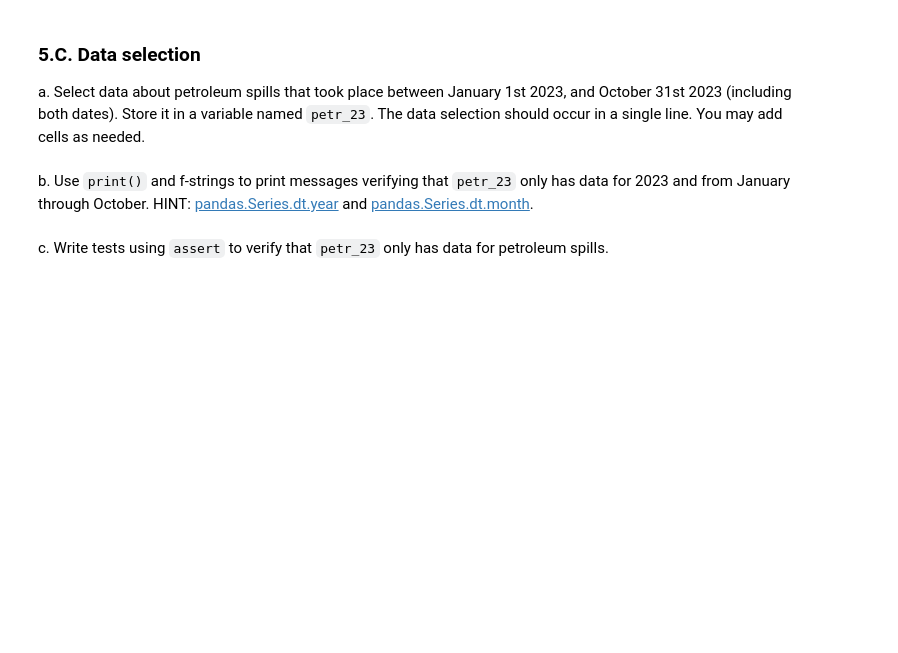
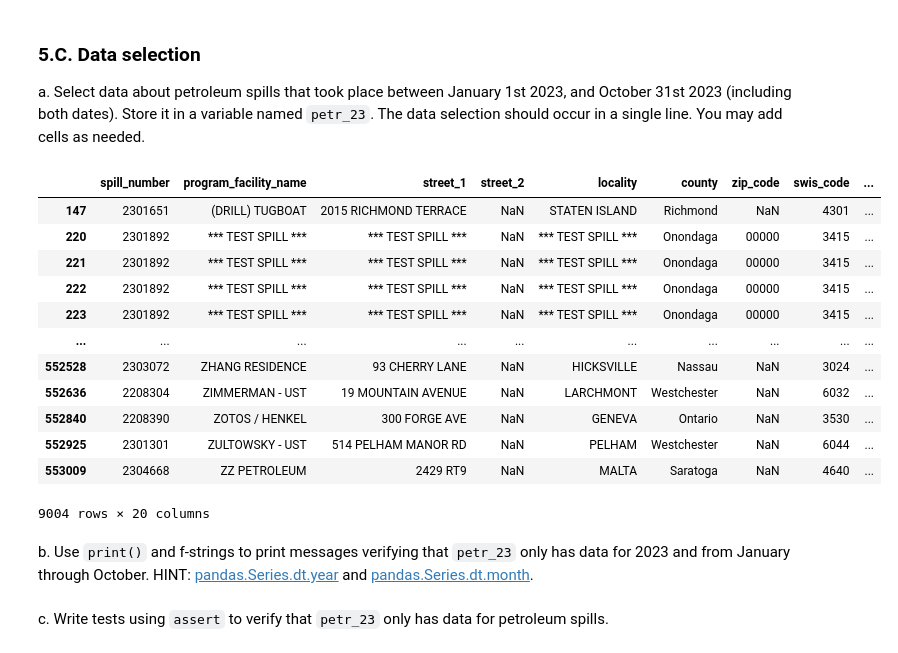
Before and after one commit to evajnewby/eds220-hwk3, a Jupyter notebook: hwk3-task2-oil-spills.ipynb, the cells around one changed output. Drawn from its saved outputs; the diff is of its cells as text; code cells hidden in the pictures; blank space fills up the shorter version.

Commit message:
clean data, working on subsetting data (upto 5c)

```diff
--- a/hwk3-task2-oil-spills.ipynb
+++ b/hwk3-task2-oil-spills.ipynb
@@ -175,0 +177,3 @@ b. Update column data types as needed. If you're not sure if any data types are
+# %%
+# a. Simplify column names
+spills.columns = spills.columns.str.lower().str.replace(' ', '_')
@@ -175,0 +190,5 @@ b. Update column data types as needed. If you're not sure if any data types are
+# %%
+# b. Update 'date' column datatype
+spills['spill_date'] = pd.to_datetime(spills['spill_date'])
+spills['received_date'] = pd.to_datetime(spills['received_date'])
+spills['close_date'] = pd.to_datetime(spills['close_date'])
@@ -182,3 +220,22 @@ a. Select data about petroleum spills that took place between January 1st 2023,
+# %%
+# a. Make a subset of petroleum spills with specified date range:
+petr_23 = spills[(spills['spill_date'] >= '2023-01-01') & (spills['spill_date'] <= '2023-10-31')]
+
+petr_23
+# %% [output]
+|  | spill_number | program_facility_name | street_1 | street_2 | locality | county | zip_code | swis_code | ... |
+| 147 | 2301651 | (DRILL) TUGBOAT | 2015 RICHMOND TERRACE | NaN | STATEN ISLAND | Richmond | NaN | 4301 | ... |
+| 220 | 2301892 | *** TEST SPILL *** | *** TEST SPILL *** | NaN | *** TEST SPILL *** | Onondaga | 00000 | 3415 | ... |
+| 221 | 2301892 | *** TEST SPILL *** | *** TEST SPILL *** | NaN | *** TEST SPILL *** | Onondaga | 00000 | 3415 | ... |
+| 222 | 2301892 | *** TEST SPILL *** | *** TEST SPILL *** | NaN | *** TEST SPILL *** | Onondaga | 00000 | 3415 | ... |
+| 223 | 2301892 | *** TEST SPILL *** | *** TEST SPILL *** | NaN | *** TEST SPILL *** | Onondaga | 00000 | 3415 | ... |
+| ... | ... | ... | ... | ... | ... | ... | ... | ... | ... |
+| 552528 | 2303072 | ZHANG RESIDENCE | 93 CHERRY LANE | NaN | HICKSVILLE | Nassau | NaN | 3024 | ... |
+| 552636 | 2208304 | ZIMMERMAN - UST | 19 MOUNTAIN AVENUE | NaN | LARCHMONT | Westchester | NaN | 6032 | ... |
+| 552840 | 2208390 | ZOTOS / HENKEL | 300 FORGE AVE | NaN | GENEVA | Ontario | NaN | 3530 | ... |
+| 552925 | 2301301 | ZULTOWSKY - UST | 514 PELHAM MANOR RD | NaN | PELHAM | Westchester | NaN | 6044 | ... |
+| 553009 | 2304668 | ZZ PETROLEUM | 2429 RT9 | NaN | MALTA | Saratoga | NaN | 4640 | ... |
+9004 rows × 20 columns
 # %% [markdown]
 <!-- BEGIN QUESTION -->
 
```
Also changed, not shown: parts of 10 cells of this notebook.
